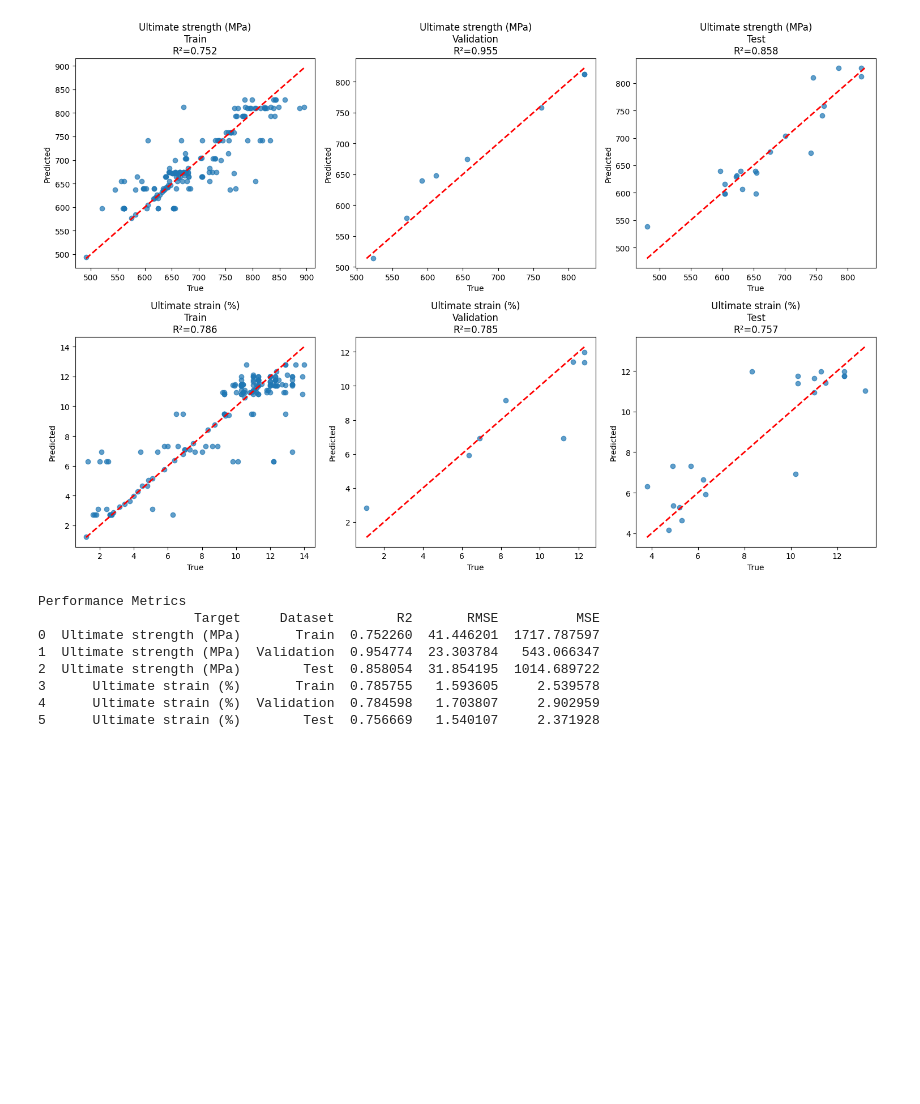
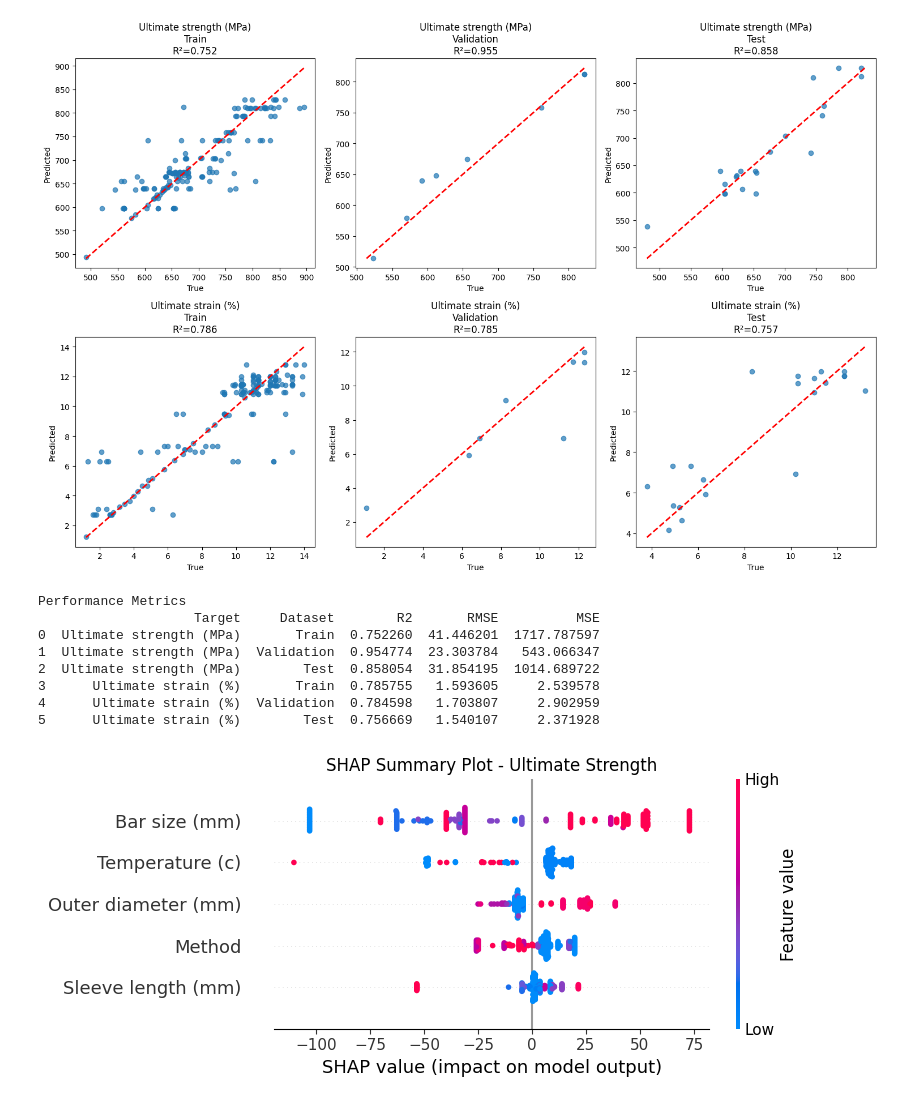
Before and after one commit to hdabiri-Mide/HDabiri_personal, a Jupyter notebook: StressStrainPaper/StressStrainData.ipynb, the cells around one changed output. Cells and saved outputs as stored; diff of their text form; code cells hidden in the pictures; blank space fills up the shorter version.

Commit message:
Shap analsis, and stress strain curve added

```diff
--- a/StressStrainPaper/StressStrainData.ipynb
+++ b/StressStrainPaper/StressStrainData.ipynb
@@ -359,3 +472,102 @@ Performance Metrics
 3      Ultimate strain (%)       Train  0.785755   1.593605     2.539578
 4      Ultimate strain (%)  Validation  0.784598   1.703807     2.902959
 5      Ultimate strain (%)        Test  0.756669   1.540107     2.371928
+# %%
+##======== SHAP ANALYSIS ========
+
+import shap
+import matplotlib.pyplot as plt
+
+# =============================================================================
+# TRAIN FU MODEL
+# =============================================================================
+
+y_fu = df_clean["Ultimate strength (MPa)"]
+
+model_fu = XGBRegressor(**params_fu)
+
+model_fu.fit(
+    X_train,
+    y_fu.loc[X_train.index]
+)
+
+# =============================================================================
+# SHAP FOR FU
+# =============================================================================
+
+explainer_fu = shap.TreeExplainer(model_fu)
+
+shap_values_fu = explainer_fu.shap_values(X_train)
+
+# -------------------- Summary Plot --------------------
+
+shap.summary_plot(
+    shap_values_fu,
+    X_train,
+    show=False
+)
+
+plt.title("SHAP Summary Plot - Ultimate Strength")
+plt.tight_layout()
+plt.show()
+
+# -------------------- Bar Plot --------------------
+
+shap.summary_plot(
+    shap_values_fu,
+    X_train,
+    plot_type="bar",
+    show=False
+)
+
+plt.title("SHAP Importance - Ultimate Strength")
+plt.tight_layout()
+plt.show()
+
+# =============================================================================
+# TRAIN EPS MODEL
+# =============================================================================
+
+y_eps = df_clean["Ultimate strain (%)"]
+
+model_eps = XGBRegressor(**params_eps)
+
+model_eps.fit(
+    X_train,
+    y_eps.loc[X_train.index]
+)
+
+# =============================================================================
+# SHAP FOR EPS
+# =============================================================================
+
+explainer_eps = shap.TreeExplainer(model_eps)
+
+shap_values_eps = explainer_eps.shap_values(X_train)
+
+# -------------------- Summary Plot --------------------
+
+shap.summary_plot(
+    shap_values_eps,
+    X_train,
+    show=False
+)
+
+plt.title("SHAP Summary Plot - Ultimate Strain")
+plt.tight_layout()
+plt.show()
+
+# -------------------- Bar Plot --------------------
+
+shap.summary_plot(
+    shap_values_eps,
+    X_train,
+    plot_type="bar",
+    show=False
+)
+
+plt.title("SHAP Importance - Ultimate Strain")
+plt.tight_layout()
+plt.show()
+# %% [output]
+[figure, added]
```
Also changed, not shown: parts of 4 cells of this notebook.
